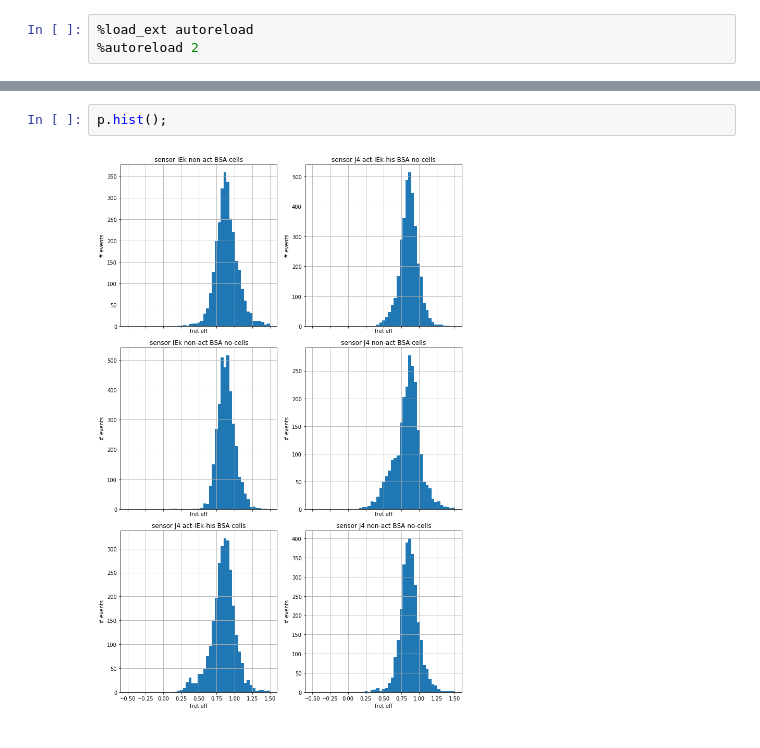
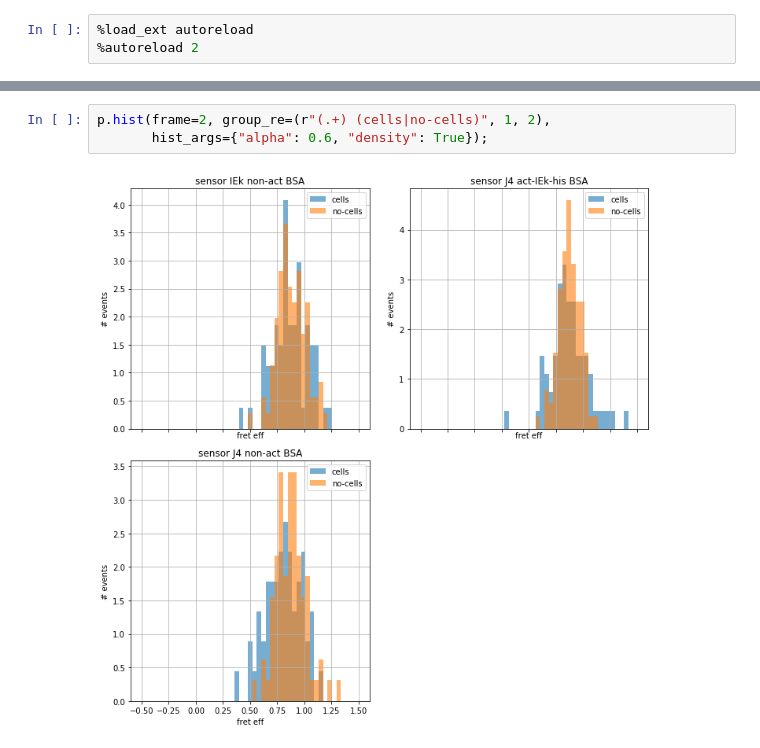
Before and after one commit to schuetzgroup/fret-analysis, a Jupyter notebook: notebooks/03. Plots.ipynb, the cells around one changed output, grey strips where cells are left out. Drawn from its saved outputs; the diff is of its cells as text.

```diff
--- a/notebooks/03. Plots.ipynb
+++ b/notebooks/03. Plots.ipynb
@@ -32,4 +28,5 @@ p.hist(frame=2);
-# %%
-p.hist();
-# %% [output]
-[figure, removed]
+# %%
+p.hist(frame=2, group_re=(r"(.+) (cells|no-cells)", 1, 2),
+       hist_args={"alpha": 0.6, "density": True});
+# %% [output]
+[figure, added]
```
Also changed, not shown: parts of 6 cells of this notebook, 7 other files.
